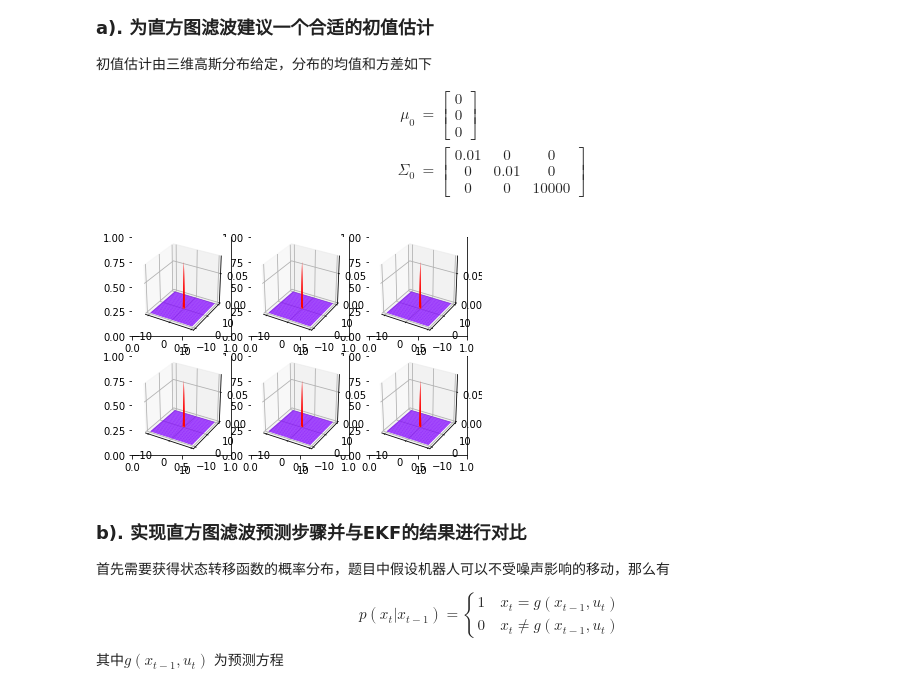
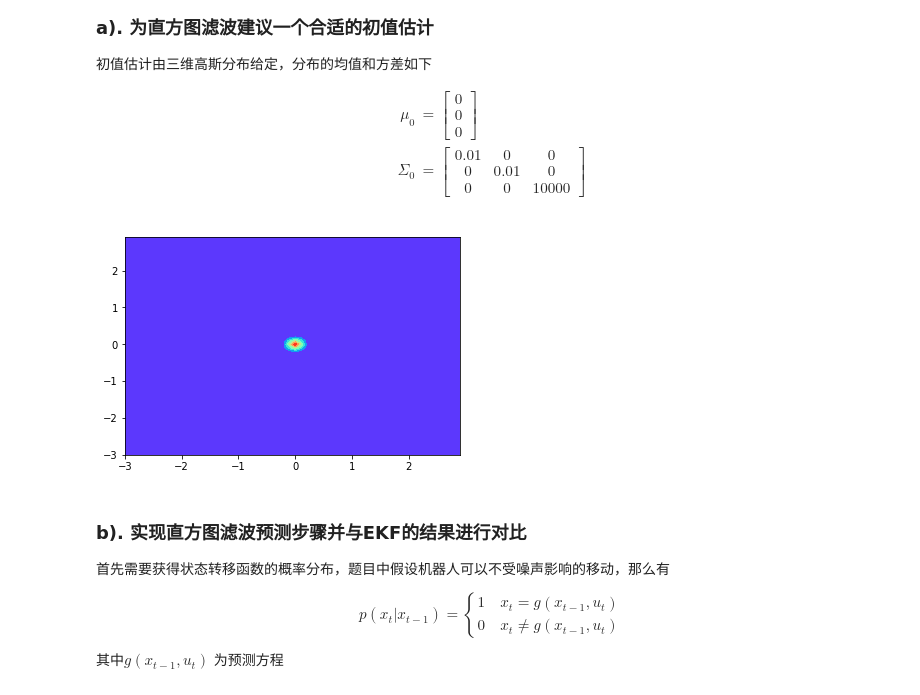
Before and after one commit to Yu-Xiaoxian/probabilistic_robotics_exercises, a Jupyter notebook: ch4_nonparametric_filters/第四章-非参数滤波.ipynb, the cells around one changed output. Drawn from its saved outputs; the diff is of its cells as text; code cells hidden in the pictures.

```diff
--- a/ch4_nonparametric_filters/第四章-非参数滤波.ipynb
+++ b/ch4_nonparametric_filters/第四章-非参数滤波.ipynb
@@ -63,9 +63,9 @@ print(X.shape)
 fig,ax = plt.subplots(2,3)
 
 #from time 0 to 5
-for i in range(6):
-    print("figure", i)
-    ax = fig.add_subplot(2,3,1+i, projection='3d')
+for fi in range(6):
+    print("figure", fi)
+    ax = fig.add_subplot(2,3,1+fi)
     P_bar=np.zeros(X.shape)
 
     # calculate probabilitics
@@ -80,7 +80,7 @@ for i in range(6):
             sum+=P_bar[i][j]
     P_bar=P_bar/sum
 
-    ax.plot_surface(X, X_dot, P, rstride=1, cstride=1, cmap='rainbow')
+    ax.contourf(X, X_dot, P, cmap='rainbow')
     P = P_bar
 
 plt.show()
@@ -138,40 +138,47 @@ $$
 \end{align}
 $$
 # %%
-delta = 0.5
-X_max = 10
-Y_max = 10
-X_min = -10
-Y_min = -10
+delta = 0.1
+X_max = 3
+Y_max = 3
+X_min = -3
+Y_min = -3
 Theta_max = 2 * math.pi
 Theta_min = 0
 
 X = np.arange(X_min, X_max, delta)
 Y = np.arange(Y_min, Y_max, delta)
 Theta = np.arange(Theta_min, Theta_max, delta)
 P_0=np.zeros((X.size,Y.size,Theta.size))
 
 X_mesh, Y_mesh = np.meshgrid(X,Y)
 
 mu = np.mat([[0.0], [0.0],[0.0]])
 Sigma_0 = np.mat([[0.01, 0,0], [0,0.01,0], [0,0,10000]])
 
 sum = 0
 for i in range(X.size):
     for j in range(Y.size):
         for k in range(Theta.size):
             x = np.mat([[X[i]],[Y[j]],[Theta[k]]])
             P_0[i,j,k] = math.pow(math.e, -1.0/2.0*(x - mu).T*Sigma_0.I*(x-mu))
             sum += P_0[i,j,k]
 P_0 = P_0/sum
 
-fig,ax=plt.subplots(2,3)
-for i in range(6):
-    ax = fig.add_subplot(2,3,1+i, projection='3d')
-    ax.plot_surface(X_mesh, Y_mesh, P_0[:,:,i], rstride=1, cstride=1, cmap='rainbow')
+P_0_s = np.zeros((X.size, Y.size))
+for i in range(X.size):
+    for j in range(Y.size):
+        for k in range(Theta.size):
+            P_0_s[i,j] += P_0[i,j,k]
+            sum += P_0[i,j,k]
+P_0_s /= sum
+
+fig=plt.figure()
+ax=fig.add_subplot(111)
+ax.contourf(X_mesh, Y_mesh, P_0_s, cmap='rainbow')
 plt.show()
 # %% [output]
-[figure, old version]
+[figure, new version]
 # %% [markdown]
 ### b). 实现直方图滤波预测步骤并与EKF的结果进行对比
 
```
Also changed, not shown: parts of 8 cells of this notebook.
